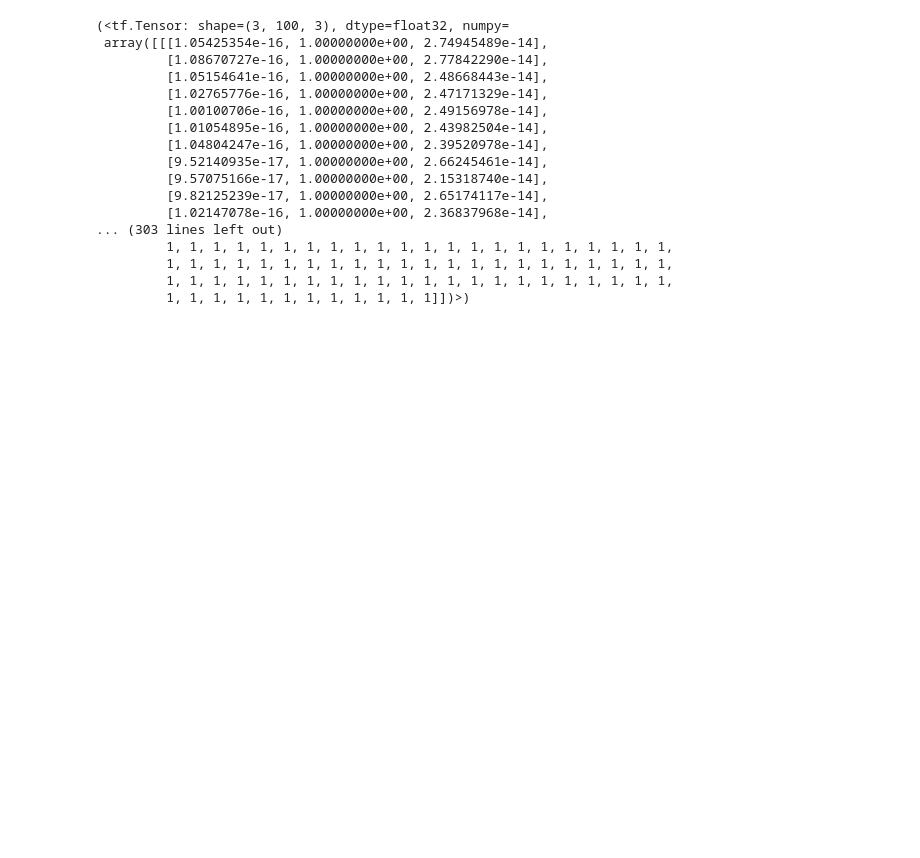
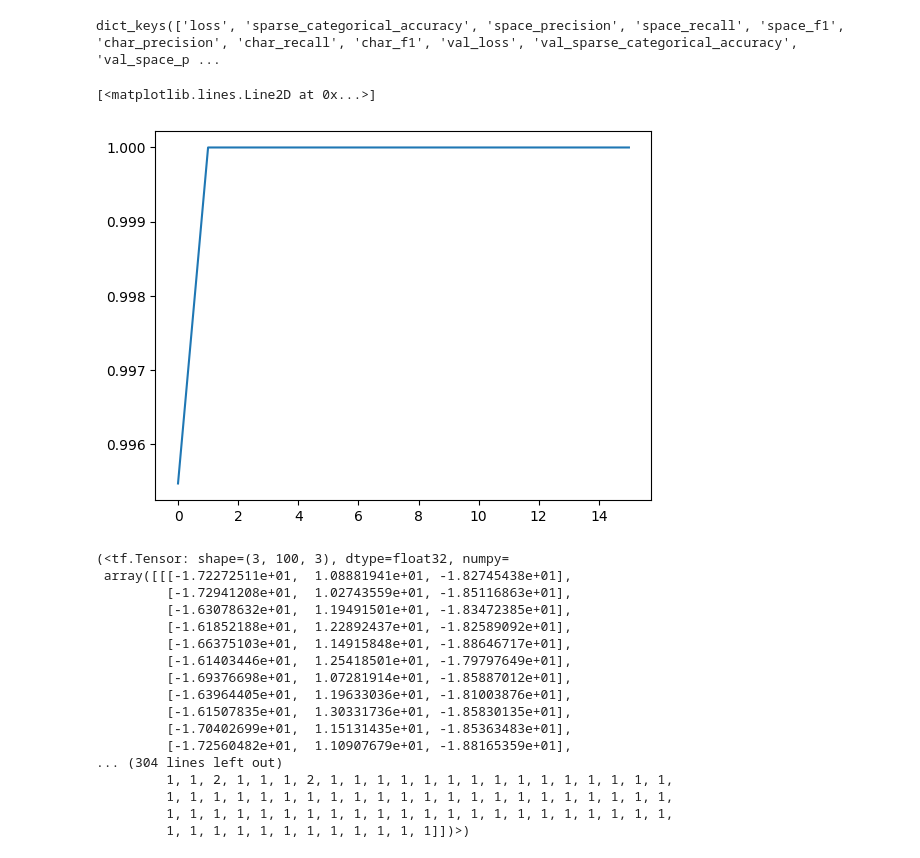
Before and after one commit to Llamrei/english-transformer-segmentation, a Jupyter notebook: sample_train_real_text_deterministic.ipynb, the cells around one changed output. Saved outputs shown, nothing was run; the diff lists cells and outputs as text; code cells hidden in the pictures; blank space fills up the shorter version.

Commit message:
working deterministic random text - identified weirdness with CategoricalEntropy

```diff
--- a/sample_train_real_text_deterministic.ipynb
+++ b/sample_train_real_text_deterministic.ipynb
@@ -153,7 +153,9 @@ tf.Tensor(
 # %%
+D_MODEL = 512
+
 model = SpaceSegmentationTransformer(
     num_layers=2,
-    d_model=512,
+    d_model=D_MODEL,
     num_attention_heads=3,
     seq_len=100,
     dff=1028,
@@ -166,8 +168,28 @@ from segmentation.metrics import SparsePrecision
 from segmentation.metrics import SparseRecall
 from segmentation.metrics import SparseF1
 
+class CustomSchedule(tf.keras.optimizers.schedules.LearningRateSchedule):
+    def __init__(self, d_model, warmup_steps=200):
+        super().__init__()
+
+        self.d_model = d_model
+        self.d_model = tf.cast(self.d_model, tf.float32)
+
+        self.warmup_steps = warmup_steps
+
+    def __call__(self, step):
+        step = tf.cast(step, dtype=tf.float32)
+        arg1 = tf.math.rsqrt(step)
+        arg2 = step * (self.warmup_steps ** -1.5)
+
+        return 2* tf.math.rsqrt(self.d_model) * tf.math.minimum(arg1, arg2)
+
+learning_rate = CustomSchedule(D_MODEL)
+optimizer = tf.keras.optimizers.Adam(learning_rate, beta_1=0.9, beta_2=0.98,
+                                     epsilon=1e-9)
+
 model.compile(
-    optimizer="adam",
+    optimizer=optimizer,
     loss=tf.keras.losses.SparseCategoricalCrossentropy(from_logits=True),
     metrics=[
         SparseAccuracyWithIgnore(ignore_token=0.),
@@ -190,10 +208,11 @@ val_ds = val.batch(8)
 callbacks = [
     tf.keras.callbacks.EarlyStopping(
         monitor="val_space_precision",
-        patience=2,
-        mode="max"
+        patience=30,
+        mode="max",
+        restore_best_weights=True
     )
 ]
 
-model.fit(train_ds, validation_data=val_ds, epochs=100, callbacks=callbacks)
+history = model.fit(train_ds, validation_data=val_ds, epochs=30, callbacks=callbacks, steps_per_epoch=1000)
 # %% [output]
@@ -220,21 +245,31 @@ model.evaluate(val_ds)
+# %%
+history.history.keys()
+# %% [output]
+dict_keys(['loss', 'sparse_categorical_accuracy', 'space_precision', 'space_recall', 'space_f1', 'char_precision', 'char_recall', 'char_f1', 'val_loss', 'val_sparse_categorical_accuracy', 'val_space_p ...
+# %%
+import matplotlib.pyplot as plt
+plt.plot(history.history['space_f1'])
+# %% [output]
+[<matplotlib.lines.Line2D at 0x...>]
+[figure, added]
 # %%
 preds = model([("dunningkruger", "eeeeeeeeeeeeeeeeeeeee", "thequickbrownfoxjumpedoverthelazydog"),(None,None, None)])
 preds, tf.argmax(preds, axis=-1)
 # %% [output]
 (<tf.Tensor: shape=(3, 100, 3), dtype=float32, numpy=
- array([[[1.05425354e-16, 1.00000000e+00, 2.74945489e-14],
-         [1.08670727e-16, 1.00000000e+00, 2.77842290e-14],
-         [1.05154641e-16, 1.00000000e+00, 2.48668443e-14],
-         [1.02765776e-16, 1.00000000e+00, 2.47171329e-14],
-         [1.00100706e-16, 1.00000000e+00, 2.49156978e-14],
-         [1.01054895e-16, 1.00000000e+00, 2.43982504e-14],
-         [1.04804247e-16, 1.00000000e+00, 2.39520978e-14],
-         [9.52140935e-17, 1.00000000e+00, 2.66245461e-14],
-         [9.57075166e-17, 1.00000000e+00, 2.15318740e-14],
-         [9.82125239e-17, 1.00000000e+00, 2.65174117e-14],
-         [1.02147078e-16, 1.00000000e+00, 2.36837968e-14],
-... (303 lines left out)
-         1, 1, 1, 1, 1, 1, 1, 1, 1, 1, 1, 1, 1, 1, 1, 1, 1, 1, 1, 1, 1, 1,
+ array([[[-1.72272511e+01,  1.08881941e+01, -1.82745438e+01],
+         [-1.72941208e+01,  1.02743559e+01, -1.85116863e+01],
+         [-1.63078632e+01,  1.19491501e+01, -1.83472385e+01],
+         [-1.61852188e+01,  1.22892437e+01, -1.82589092e+01],
+         [-1.66375103e+01,  1.14915848e+01, -1.88646717e+01],
+         [-1.61403446e+01,  1.25418501e+01, -1.79797649e+01],
+         [-1.69376698e+01,  1.07281914e+01, -1.85887012e+01],
+         [-1.63964405e+01,  1.19633036e+01, -1.81003876e+01],
+         [-1.61507835e+01,  1.30331736e+01, -1.85830135e+01],
+         [-1.70402699e+01,  1.15131435e+01, -1.85363483e+01],
+         [-1.72560482e+01,  1.10907679e+01, -1.88165359e+01],
+... (304 lines left out)
+         1, 1, 2, 1, 1, 1, 2, 1, 1, 1, 1, 1, 1, 1, 1, 1, 1, 1, 1, 1, 1, 1,
          1, 1, 1, 1, 1, 1, 1, 1, 1, 1, 1, 1, 1, 1, 1, 1, 1, 1, 1, 1, 1, 1,
          1, 1, 1, 1, 1, 1, 1, 1, 1, 1, 1, 1, 1, 1, 1, 1, 1, 1, 1, 1, 1, 1,
          1, 1, 1, 1, 1, 1, 1, 1, 1, 1, 1, 1]])>)
```
Also changed, not shown: parts of 11 cells of this notebook, 1 other file.
